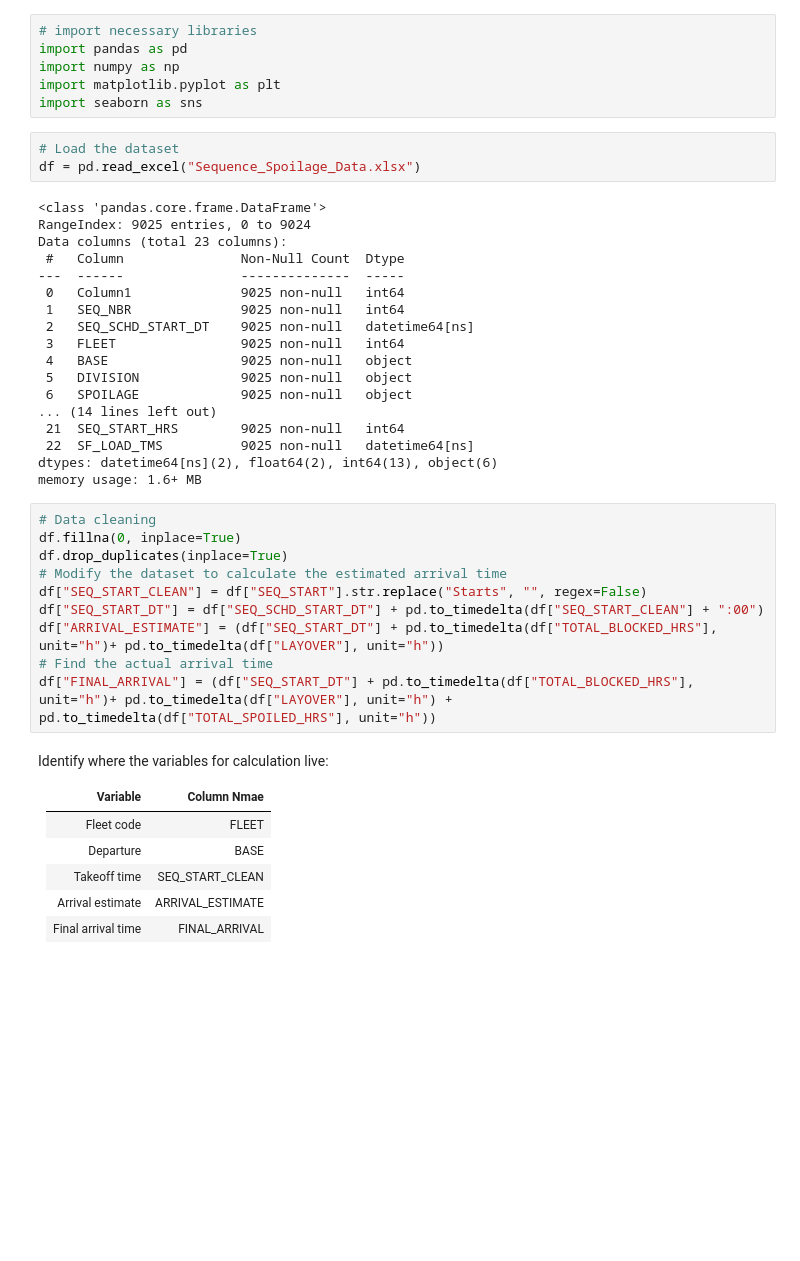
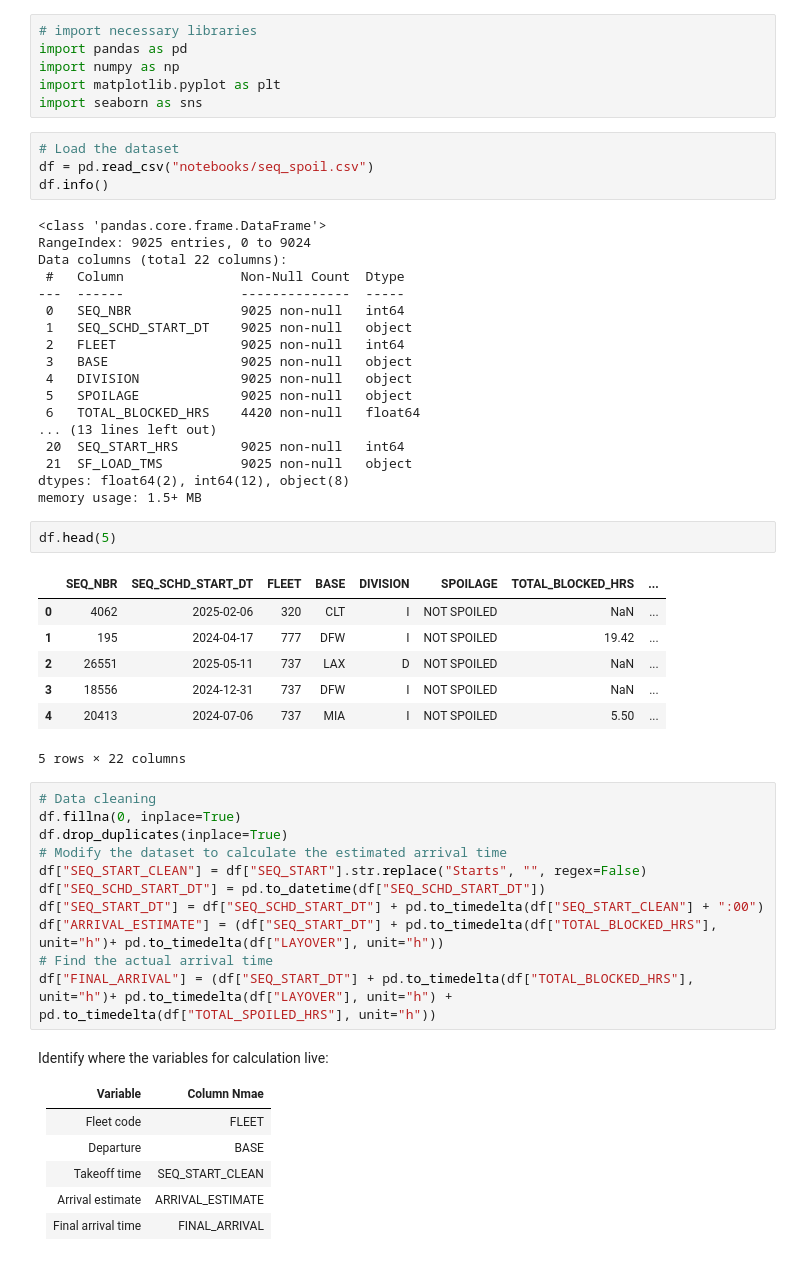
Before and after one commit to savannah-drake/B2-American-Airlines-Delay-Prediction-Project, a Jupyter notebook: Mandy_Data_Exploration_W1.ipynb, the cells around one changed output. Drawn from its saved outputs; the diff is of its cells as text; blank space fills up the shorter version.

```diff
--- a/Mandy_Data_Exploration_W1.ipynb
+++ b/Mandy_Data_Exploration_W1.ipynb
@@ -6,31 +6,43 @@ import matplotlib.pyplot as plt
 import seaborn as sns
 # %%
 # Load the dataset
-df = pd.read_excel("Sequence_Spoilage_Data.xlsx")
+df = pd.read_csv("notebooks/seq_spoil.csv")
+df.info()
 # %% [output]
 <class 'pandas.core.frame.DataFrame'>
 RangeIndex: 9025 entries, 0 to 9024
-Data columns (total 23 columns):
+Data columns (total 22 columns):
  #   Column               Non-Null Count  Dtype
 ---  ------               --------------  -----
- 0   Column1              9025 non-null   int64
- 1   SEQ_NBR              9025 non-null   int64
- 2   SEQ_SCHD_START_DT    9025 non-null   datetime64[ns]
- 3   FLEET                9025 non-null   int64
- 4   BASE                 9025 non-null   object
- 5   DIVISION             9025 non-null   object
- 6   SPOILAGE             9025 non-null   object
-... (14 lines left out)
- 21  SEQ_START_HRS        9025 non-null   int64
- 22  SF_LOAD_TMS          9025 non-null   datetime64[ns]
-dtypes: datetime64[ns](2), float64(2), int64(13), object(6)
-memory usage: 1.6+ MB
+ 0   SEQ_NBR              9025 non-null   int64
+ 1   SEQ_SCHD_START_DT    9025 non-null   object
+ 2   FLEET                9025 non-null   int64
+ 3   BASE                 9025 non-null   object
+ 4   DIVISION             9025 non-null   object
+ 5   SPOILAGE             9025 non-null   object
+ 6   TOTAL_BLOCKED_HRS    4420 non-null   float64
+... (13 lines left out)
+ 20  SEQ_START_HRS        9025 non-null   int64
+ 21  SF_LOAD_TMS          9025 non-null   object
+dtypes: float64(2), int64(12), object(8)
+memory usage: 1.5+ MB
+# %%
+df.head(5)
+# %% [output]
+|  | SEQ_NBR | SEQ_SCHD_START_DT | FLEET | BASE | DIVISION | SPOILAGE | TOTAL_BLOCKED_HRS | ... |
+| 0 | 4062 | 2025-02-06 | 320 | CLT | I | NOT SPOILED | NaN | ... |
+| 1 | 195 | 2024-04-17 | 777 | DFW | I | NOT SPOILED | 19.42 | ... |
+| 2 | 26551 | 2025-05-11 | 737 | LAX | D | NOT SPOILED | NaN | ... |
+| 3 | 18556 | 2024-12-31 | 737 | DFW | I | NOT SPOILED | NaN | ... |
+| 4 | 20413 | 2024-07-06 | 737 | MIA | I | NOT SPOILED | 5.50 | ... |
+5 rows × 22 columns
 # %%
 # Data cleaning
 df.fillna(0, inplace=True)
 df.drop_duplicates(inplace=True)
 # Modify the dataset to calculate the estimated arrival time
 df["SEQ_START_CLEAN"] = df["SEQ_START"].str.replace("Starts", "", regex=False)
+df["SEQ_SCHD_START_DT"] = pd.to_datetime(df["SEQ_SCHD_START_DT"])
 df["SEQ_START_DT"] = df["SEQ_SCHD_START_DT"] + pd.to_timedelta(df["SEQ_START_CLEAN"] + ":00")
 df["ARRIVAL_ESTIMATE"] = (df["SEQ_START_DT"] + pd.to_timedelta(df["TOTAL_BLOCKED_HRS"], unit="h")+ pd.to_timedelta(df["LAYOVER"], unit="h"))
 # Find the actual arrival time
```
Also changed, not shown: parts of 6 cells of this notebook.
